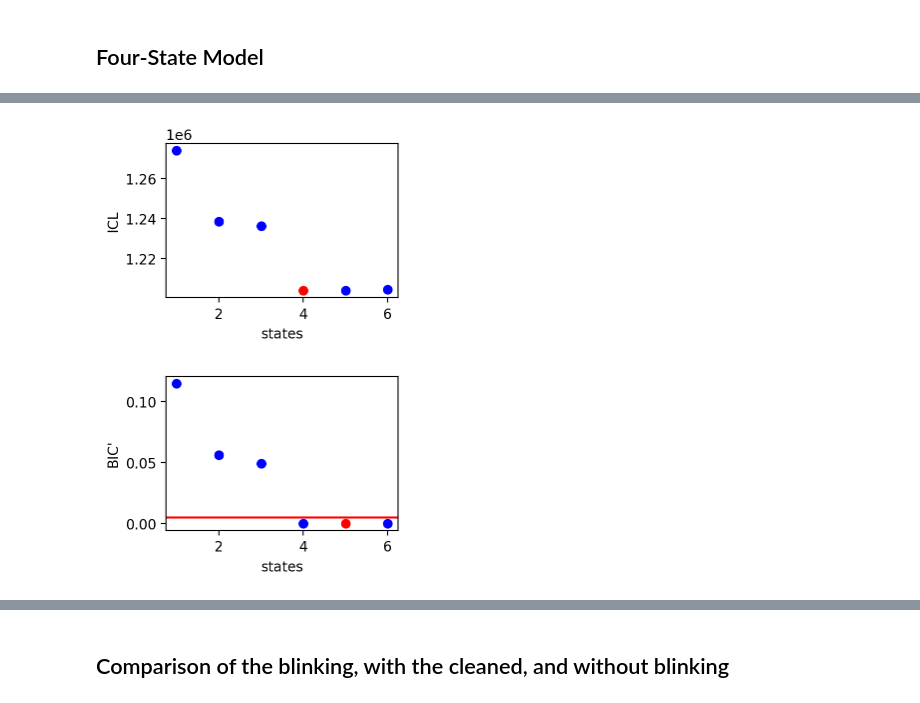
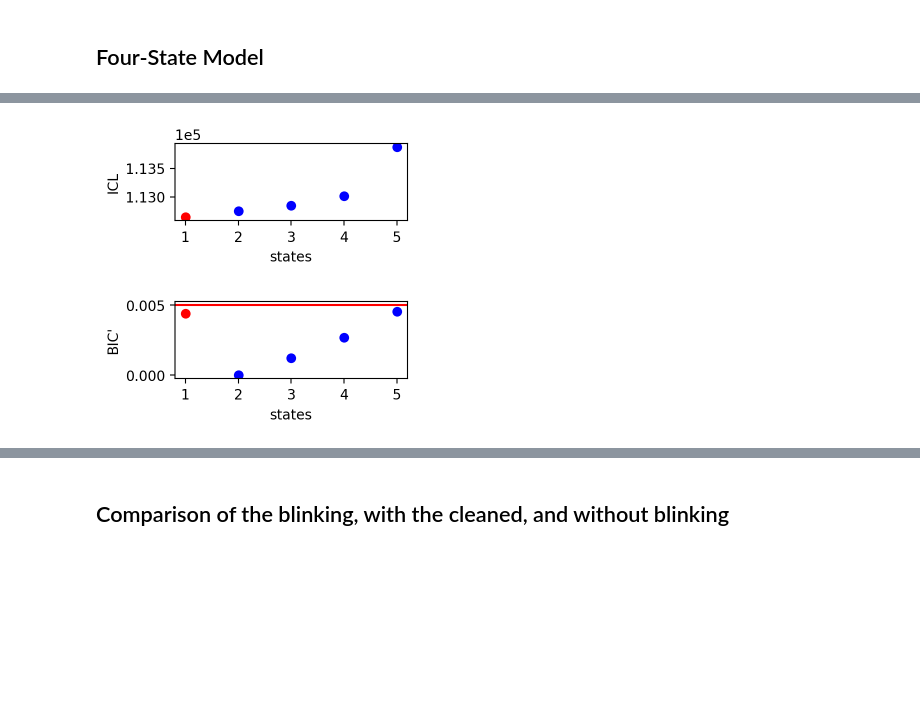
Before and after one commit to Tomkaehst/H2MM-FRET-Blinking, a Jupyter notebook: Check_PIE_Sim.ipynb, the cells around one changed output, grey strips where cells are left out. Saved outputs shown, nothing was run; the diff lists cells and outputs as text; code cells hidden in the pictures; blank space fills up the shorter version.

Commit message:
Newer version of analysis notebook for simulations

```diff
--- a/Check_PIE_Sim.ipynb
+++ b/Check_PIE_Sim.ipynb
@@ -350,13 +263,14 @@ See the caveats in the documentation: https://pandas.pydata.org/pandas-docs/stab
 # %%
 # Burst Purification Approach: see https://drive.google.com/file/d/1RlG_ELupM9DD4lyYAD4INpa_qjWib55X/view?usp=drive_link
-# and 'exclusivity analysis' - see if a dwell contains mostly static bursts
+# and 'exclusivity analysis' - see if a dwell contains mostly dynamic bursts
 
-model_id = 2
+model_id = 3
 
 total_bursts = len(ds.E[0])
 
 # Selecting bursts that visited the LF or HF state but never a dye blinking state!
-sel_idxs = np.where((mp.models[model_id].burst_type == int(0b001)) | (mp.models[model_id].burst_type == int(0b100)) | (mp.models[model_id].burst_type == int(0b101)))
+sel_idxs = code_repo.get_purification_mask(mp.models[model_id], select_states = [0b1010, 0b0010, 0b1000])
+
 
 plt.subplots(figsize=(5, 4))
 plt.hist(ds.E[0], bins = 30, alpha = 1.0, label = f"All Burst (100 %)", density=True, histtype=u'step')
@@ -365,8 +279,7 @@ plt.legend(loc = "best")
 plt.xlim(0, 1)
 plt.ylim(0, 6.5)
 plt.xlabel(r"$E$")
-#plt.savefig("../../manuscript/figures/figure_burstpurification/figure_burstpurification.svg")
-#plt.savefig("../../manuscript/figures/figure_burstpurification/figure_burstpurification.svg")
+plt.savefig("Check_PIE_Sim_smFRET_aa3ff9_E30E50_2states_taus_1000.0ms1000.0ms0.0ms_blink_0.5ms3.0ms1.0ms/dynamic_figure_burstpurification_E.svg")
 plt.show()
 
 
@@ -377,8 +290,7 @@ plt.legend(loc = "best")
 plt.xlim(0.3, 0.7)
 plt.ylim(0, 20)
 plt.xlabel(r"$S$")
-#plt.savefig("../../manuscript/figures/figure_burstpurification/figure_burstpurification.svg")
-#plt.savefig("../../manuscript/figures/figure_burstpurification/figure_burstpurification.svg")
+plt.savefig("Check_PIE_Sim_smFRET_aa3ff9_E30E50_2states_taus_1000.0ms1000.0ms0.0ms_blink_0.5ms3.0ms1.0ms/dynamic_figure_burstpurification_S.svg")
 plt.show()
 
 
@@ -432,14 +326,17 @@ The model converged after 580 iterations
 # %%
-plt.figure(figsize=(3, 2))
-mp.models.find_ideal('ICL', auto_set=True)
-bhm.ICL_plot(mp.models, highlight_ideal=True)
+plt.figure(figsize=(3, 1))
+mp_sel.models.find_ideal('ICL', auto_set=True)
+bhm.ICL_plot(mp_sel.models, highlight_ideal=True)
+plt.ticklabel_format(axis='y', style='sci', scilimits=(6,1))
+plt.savefig("Check_PIE_Sim_smFRET_aa3ff9_E30E50_2states_taus_1000.0ms1000.0ms0.0ms_blink_0.5ms3.0ms1.0ms/dynamic_2state_h2mm_puri_severeblinking_icl.png", dpi = 600, bbox_inches = 'tight')
 plt.show()
 
-plt.figure(figsize=(3, 2))
-mp.models.find_ideal('BICp', auto_set=True)
-bhm.BICp_plot(mp.models, highlight_ideal=True)
+plt.figure(figsize=(3, 1))
+mp_sel.models.find_ideal('BICp', auto_set=False)
+bhm.BICp_plot(mp_sel.models, highlight_ideal=True)
 plt.axhline(0.005, c = "r")
+plt.savefig("Check_PIE_Sim_smFRET_aa3ff9_E30E50_2states_taus_1000.0ms1000.0ms0.0ms_blink_0.5ms3.0ms1.0ms/dynamic_2state_h2mm_puri_severeblinking_bic.png", dpi = 600, bbox_inches = 'tight')
 plt.show()
 # %% [output]
-[figure, old version]
+[figure, new version]
-[figure, old version]
+[figure, new version]
```
Also changed, not shown: parts of 47 cells of this notebook.
